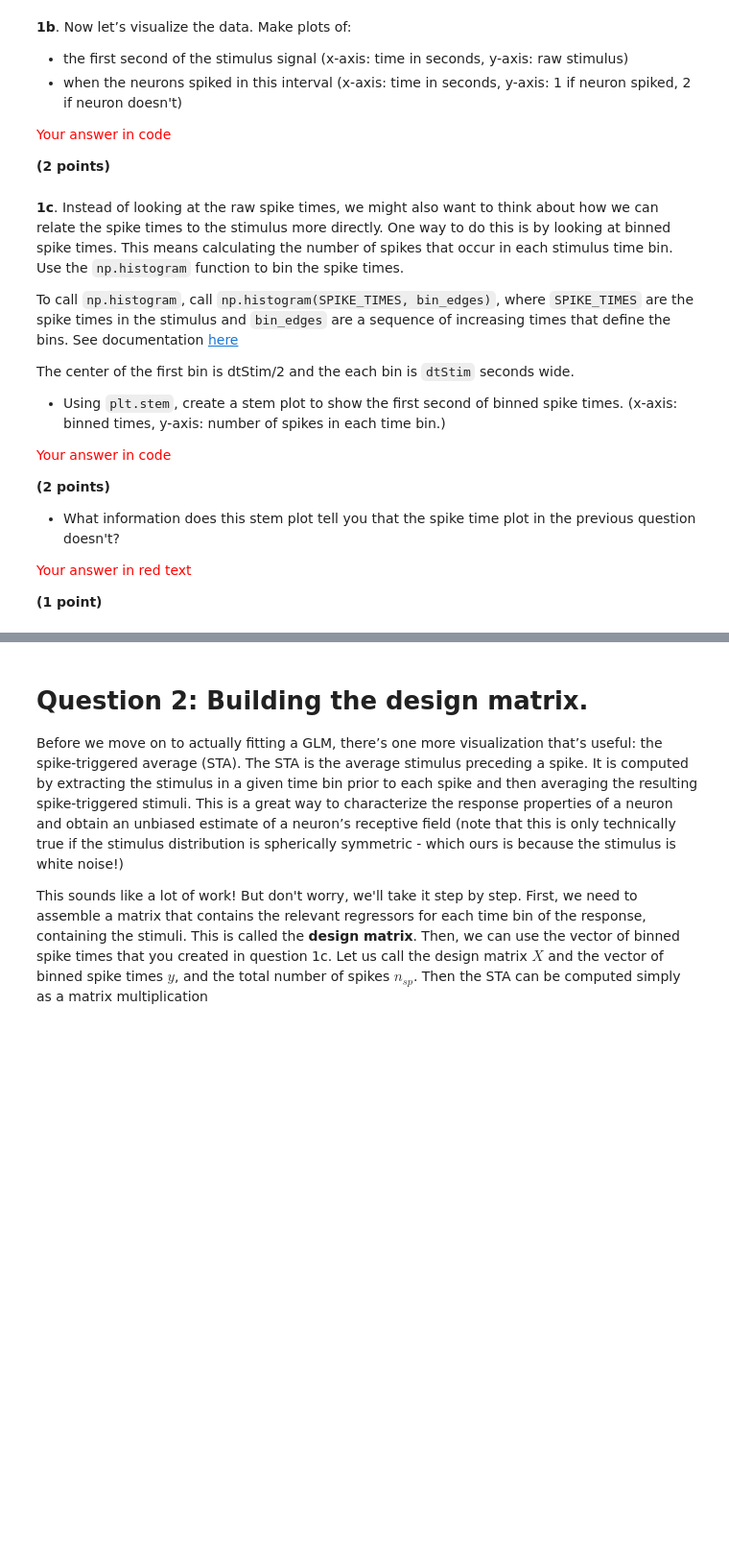
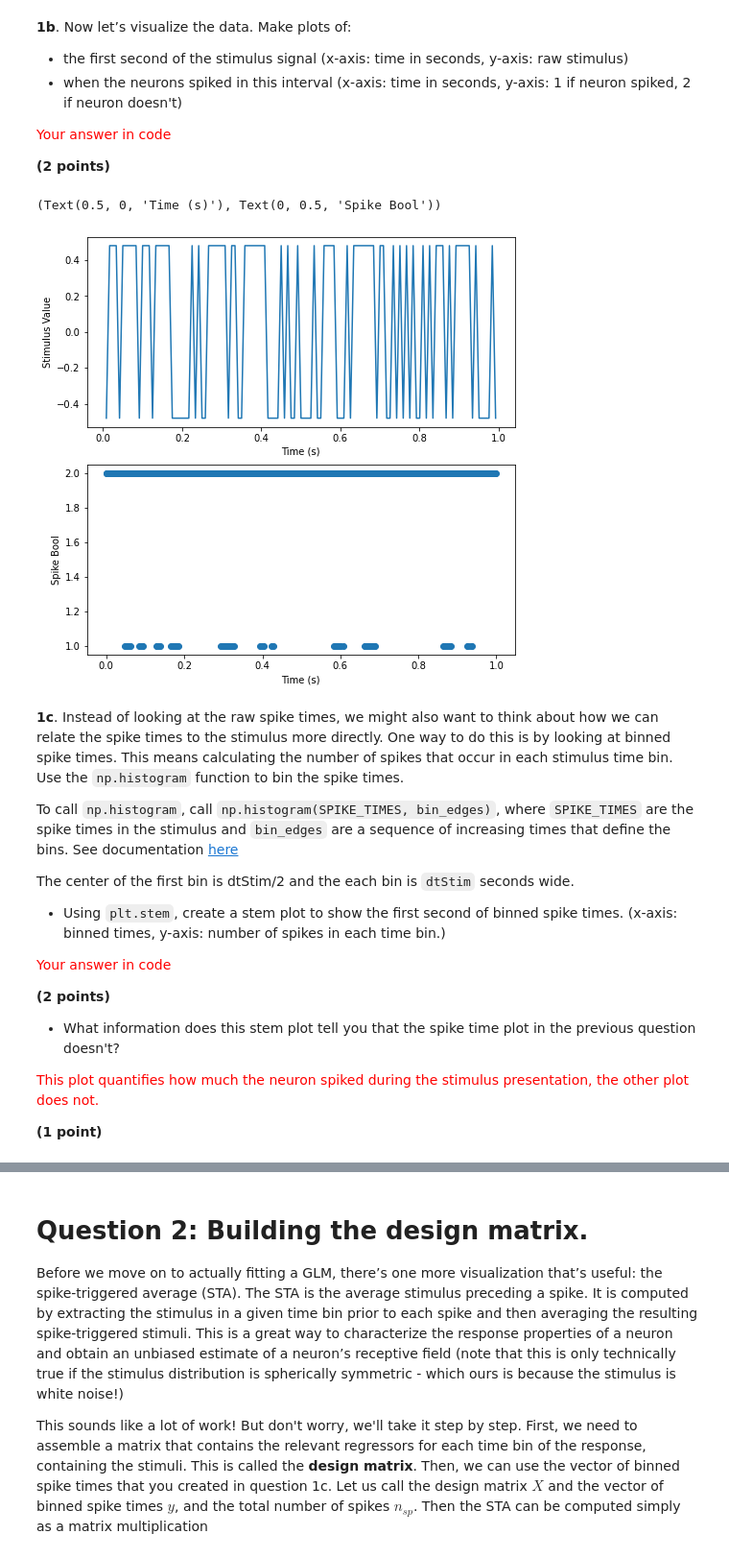
Before and after one commit to jess-breda/Neu537, a Jupyter notebook: neu537hw3/Questions_HW3_NEU437_537_GeneralizedLinearModels.ipynb, the cells around one changed output, grey strips where cells are left out. Shown: that part at 96% size. Drawn from its saved outputs; the diff is of its cells as text; code cells hidden in the pictures; blank space fills up the shorter version.

```diff
--- a/neu537hw3/Questions_HW3_NEU437_537_GeneralizedLinearModels.ipynb
+++ b/neu537hw3/Questions_HW3_NEU437_537_GeneralizedLinearModels.ipynb
@@ -55,16 +54,12 @@ The following code downloads the data and saves them into 3 variables
 * `Stim` holds the external visual stimuli, which is a vector with shape `(144051, 1)`. The values represent the light level of the screen (relative to a mean level of gray) at each moment in time.
 * `stimtimes` holds the stimulus frame times (i.e. the times in which the stimulus frames are shown), measured in units of seconds. The stimuli are shown at equal, regular intervals
 * `SpTimes` holds the times at which the cell spiked. To get the spike times of cell 3, for example, you'd call `SpTimes[:,cellnum-1][0]`
-# %%
-# Data from Uzzell & Chichilnisky 2004
-# Download data
-!wget https://github.com/anhhuyalex/neu437-537/blob/main/data_RGCs/SpTimes.mat?raw=true https://github.com/anhhuyalex/neu437-537/blob/main/data_RGCs/Stim.mat?raw=true https://github.com/anhhuyalex/neu437-537/blob/main/data_RGCs/stimtimes.mat?raw=true
-!mv SpTimes.mat?raw=true SpTimes.mat
-!mv Stim.mat?raw=true Stim.mat
-!mv stimtimes.mat?raw=true stimtimes.mat
-Stim = sio.loadmat('Stim.mat')['Stim']
-stimtimes = sio.loadmat('stimtimes.mat')['stimtimes']
-SpTimes = sio.loadmat('SpTimes.mat')['SpTimes']
+# %%
+# Load Data
+# Running locally on windows this way because wget doesn't work
+Stim = sio.loadmat('Data_RGCs\Stim.mat')['Stim']
+stimtimes = sio.loadmat('Data_RGCs\stimtimes.mat')['stimtimes']
+SpTimes = sio.loadmat('Data_RGCs\SpTimes.mat')['SpTimes']
 # %% [markdown]
 **1a**. Load the data and select cell 3 (cells 1 and 2 are the OFF cells; 3 and 4 are ON cells). Continue to use cell 3 for the remainder of this problem set, unless otherwise specified. The `stimtimes` variable
 
@@ -115,3 +109,26 @@ plt.subplot(2,1,2)
+# %%
+plt.figure(figsize=(8,8))
+plt.subplot(2,1,1)
+xmax = 1
+idx = len(stimtimes[stimtimes < xmax])
+plt.plot(stimtimes[:idx], Stim[:idx])
+plt.xlabel('Time (s)'), plt.ylabel('Stimulus Value')
+
+# plot when neurons spiked
+plt.subplot(2,1,2)
+
+# look for spks in 1 ms bins
+bin_edges = np.arange(0,xmax, 0.001)
+hist, edge = np.histogram(tsp[tsp<xmax], bin_edges)
+
+# code per question request
+spks = np.where(hist == 1, 1, 2)
+
+plt.scatter(bin_edges[:-1], spks)
+plt.xlabel('Time (s)'), plt.ylabel('Spike Bool')
+# %% [output]
+(Text(0.5, 0, 'Time (s)'), Text(0, 0.5, 'Spike Bool'))
+[figure, added]
 # %% [markdown]
 **1c**. Instead of looking at the raw spike times, we might also want to think about how we can relate the spike times to the stimulus more directly. One way to do this is by looking at binned spike times. This means calculating the number of spikes that occur in each stimulus time bin. Use the `np.histogram` function to bin the spike times.
 
@@ -127,7 +144,7 @@ The center of the first bin is dtStim/2 and the each bin is `dtStim` seconds wid
 
 * What information does this stem plot tell you that the spike time plot in the previous question doesn't?
 
-<font color="red"> Your answer in red text </font>
+<font color="red"> This plot quantifies how much the neuron spiked during the stimulus presentation, the other plot does not. </font>
 
 **(1 point)**
 # %%
```
Also changed, not shown: parts of 17 cells of this notebook, 5 other files.
